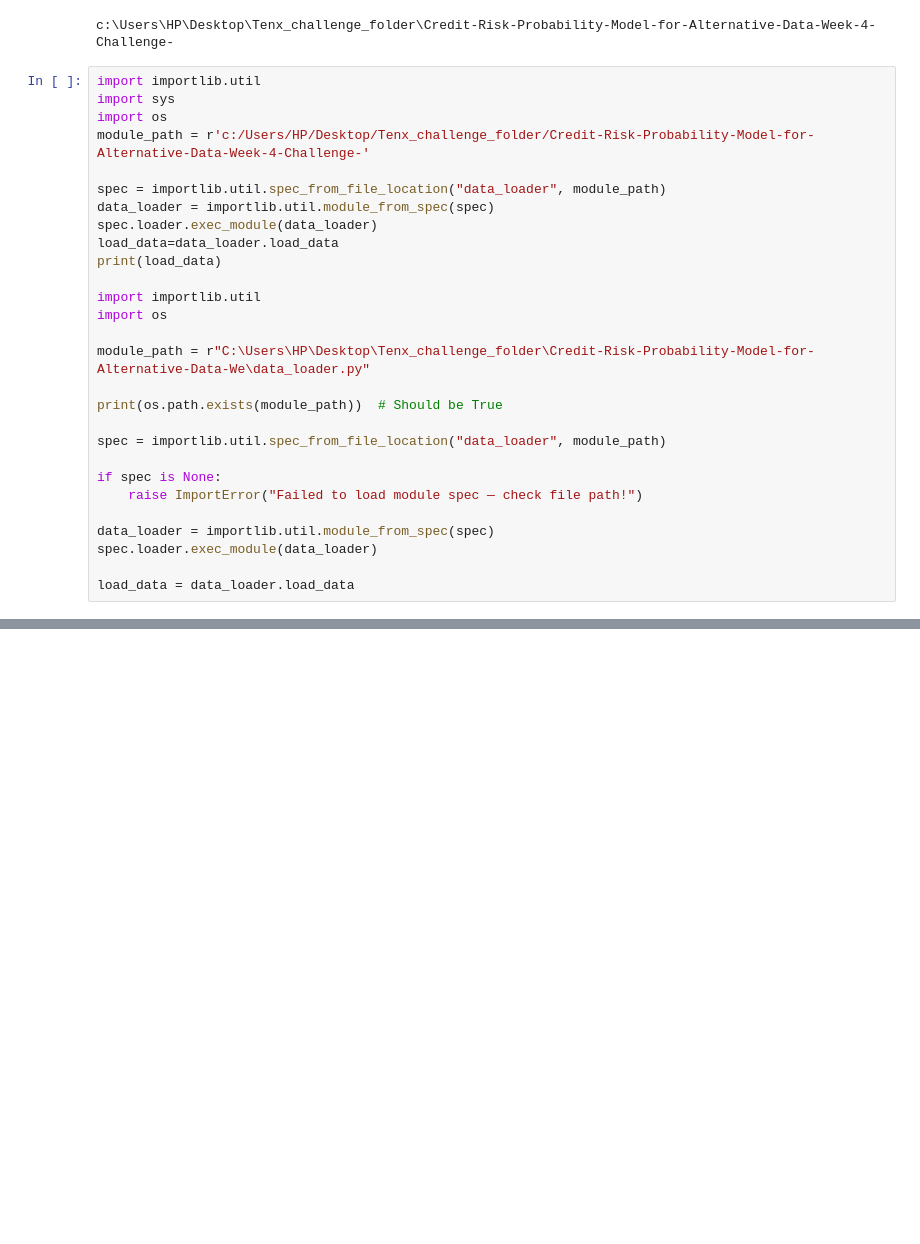
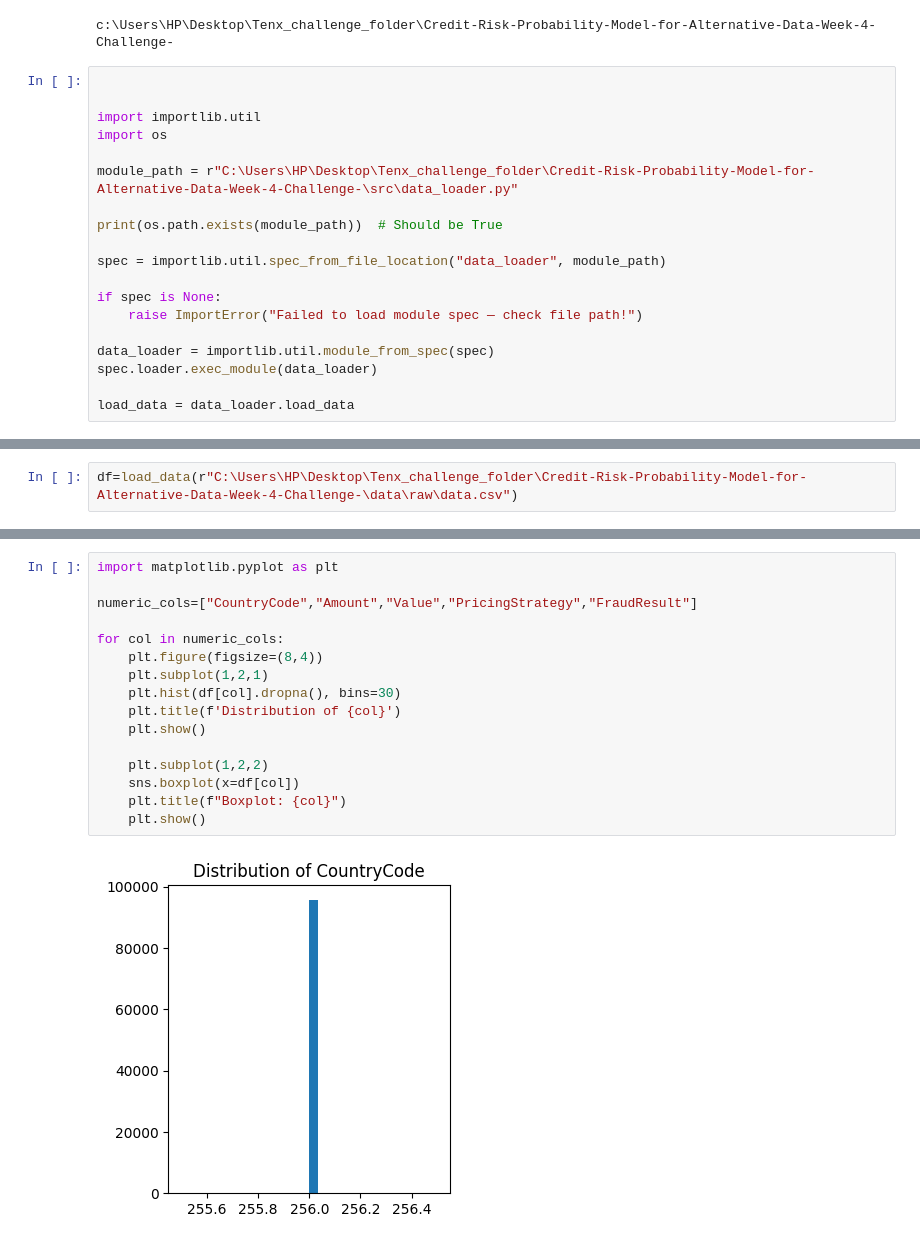
Before and after one commit to metasebiatilahun/Credit-Risk-Probability-Model-for-Alternative-Data-Week-4-Challenge-, a Jupyter notebook: notebooks/feature_Eng.ipynb, the cells around one changed output, grey strips where cells are left out. Drawn from its saved outputs; the diff is of its cells as text; blank space fills up the shorter version.

```diff
--- a/notebooks/feature_Eng.ipynb
+++ b/notebooks/feature_Eng.ipynb
@@ -7,21 +7,12 @@ print(project_root)
 # %% [output]
 c:\Users\HP\Desktop\Tenx_challenge_folder\Credit-Risk-Probability-Model-for-Alternative-Data-Week-4-Challenge-
 # %%
-import importlib.util
-import sys
-import os
-module_path = r'c:/Users/HP/Desktop/Tenx_challenge_folder/Credit-Risk-Probability-Model-for-Alternative-Data-Week-4-Challenge-'
 
-spec = importlib.util.spec_from_file_location("data_loader", module_path)
-data_loader = importlib.util.module_from_spec(spec)
-spec.loader.exec_module(data_loader)
-load_data=data_loader.load_data
-print(load_data)
 
 import importlib.util
 import os
 
-module_path = r"C:\Users\HP\Desktop\Tenx_challenge_folder\Credit-Risk-Probability-Model-for-Alternative-Data-We\data_loader.py"
+module_path = r"C:\Users\HP\Desktop\Tenx_challenge_folder\Credit-Risk-Probability-Model-for-Alternative-Data-Week-4-Challenge-\src\data_loader.py"
 
 print(os.path.exists(module_path))  # Should be True
 
@@ -46,0 +35,2 @@ Path: c:/Users/HP/Desktop/Tenx_challenge_folder/Credit-Risk-Probability-Model-fo
+# %%
+df=load_data(r"C:\Users\HP\Desktop\Tenx_challenge_folder\Credit-Risk-Probability-Model-for-Alternative-Data-Week-4-Challenge-\data\raw\data.csv")
@@ -46,0 +132,18 @@ Path: c:/Users/HP/Desktop/Tenx_challenge_folder/Credit-Risk-Probability-Model-fo
+# %%
+import matplotlib.pyplot as plt
+
+numeric_cols=["CountryCode","Amount","Value","PricingStrategy","FraudResult"]
+
+for col in numeric_cols:
+    plt.figure(figsize=(8,4))
+    plt.subplot(1,2,1)
+    plt.hist(df[col].dropna(), bins=30)
+    plt.title(f'Distribution of {col}')
+    plt.show()
+
+    plt.subplot(1,2,2)
+    sns.boxplot(x=df[col])
+    plt.title(f"Boxplot: {col}")
+    plt.show()
+# %% [output]
+[figure, added]
```
Also changed, not shown: parts of 35 cells of this notebook, 1 other file.
